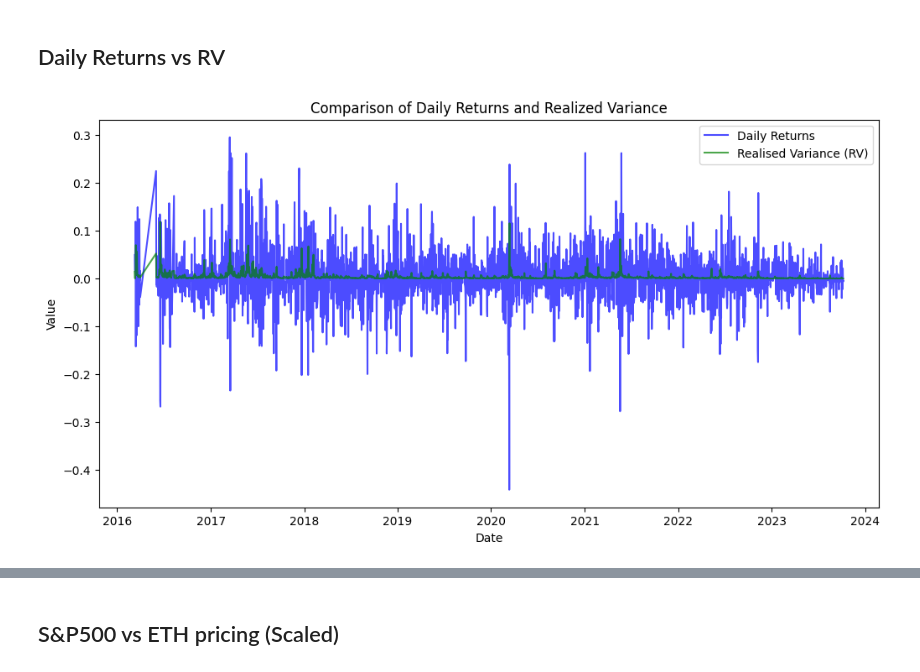
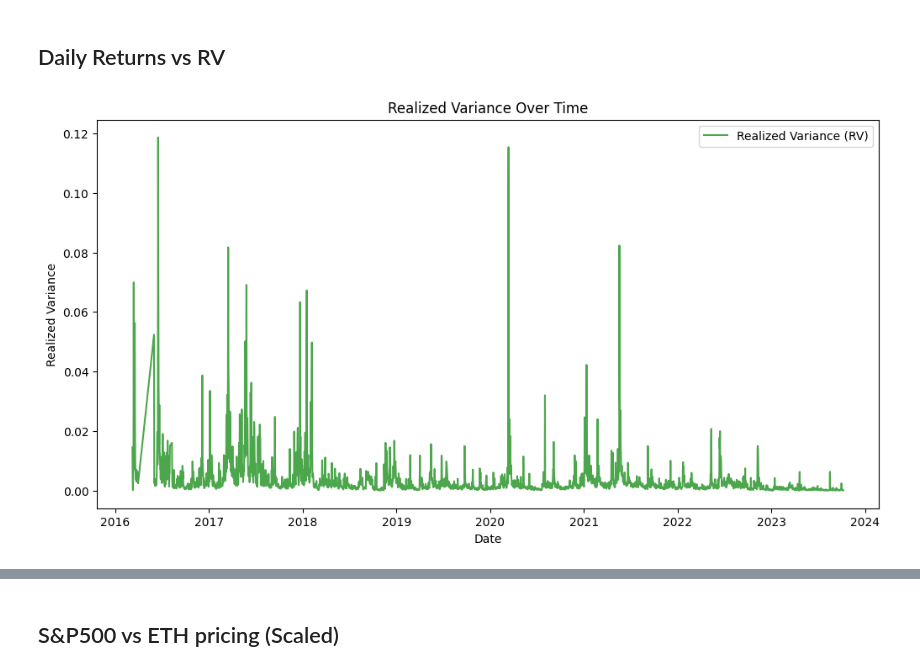
Before and after one commit to zhyoung17/crypto-rv-forecast, a Jupyter notebook: notebooks/exploratory/eda.ipynb, the cells around one changed output, grey strips where cells are left out. Saved outputs shown, nothing was run; the diff lists cells and outputs as text; code cells hidden in the pictures.

```diff
--- a/notebooks/exploratory/eda.ipynb
+++ b/notebooks/exploratory/eda.ipynb
@@ -34,14 +33,12 @@ plt.show()
 # %% [markdown]
 ## Daily Returns vs RV
 # %%
-# Compare Daily Returns and Realized Variance
 plt.figure(figsize=(12, 6))
-plt.plot(df['time'], df['daily_return'], label="Daily Returns", color='blue', alpha=0.7)
-plt.plot(df['time'], df['RV_d,t'], label="Realised Variance (RV)", color='green', alpha=0.7)
-plt.title("Comparison of Daily Returns and Realized Variance")
+plt.plot(df['time'], df['RV_d,t'], color='green', alpha=0.7, label="Realized Variance (RV)")
 plt.xlabel("Date")
-plt.ylabel("Value")
+plt.ylabel("Realized Variance")
+plt.title("Realized Variance Over Time")
 plt.legend()
 plt.show()
 # %% [output]
-[figure, old version]
+[figure, new version]
```
Also changed, not shown: parts of 6 cells of this notebook.
